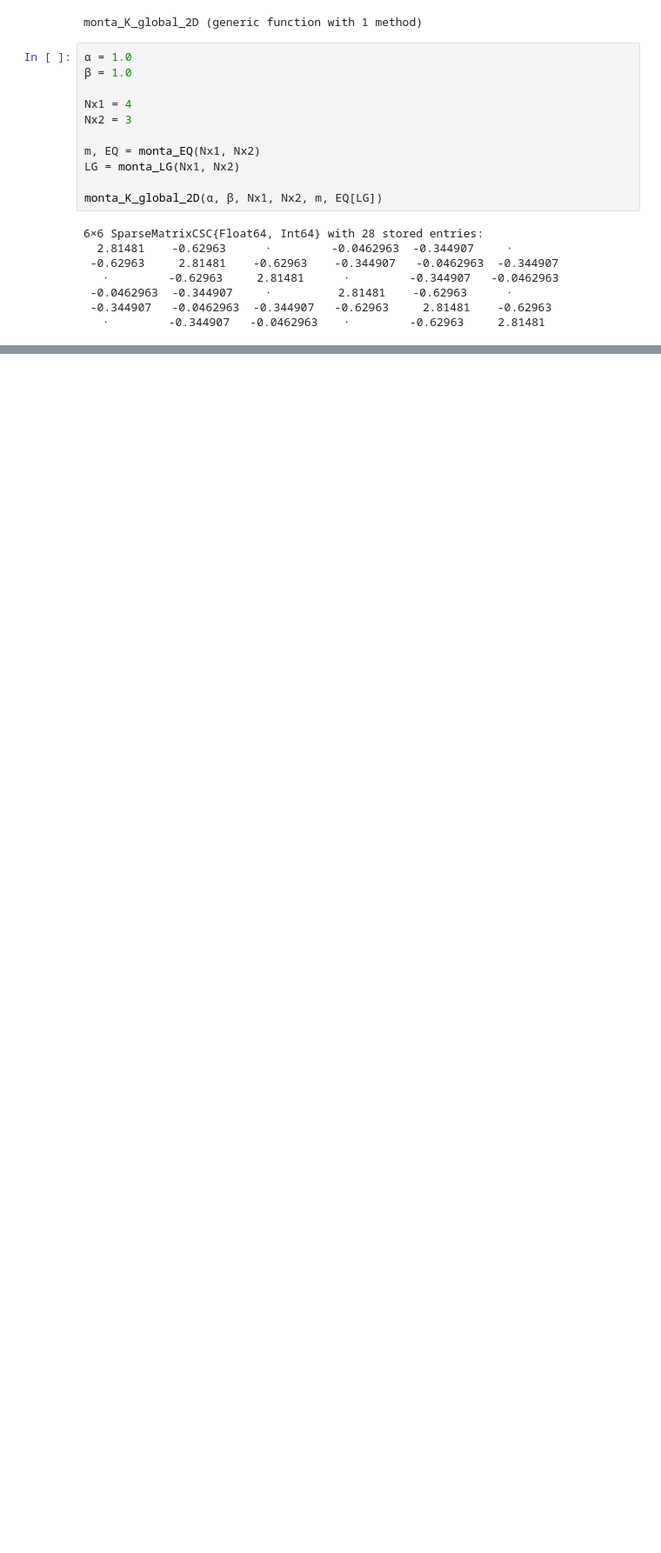
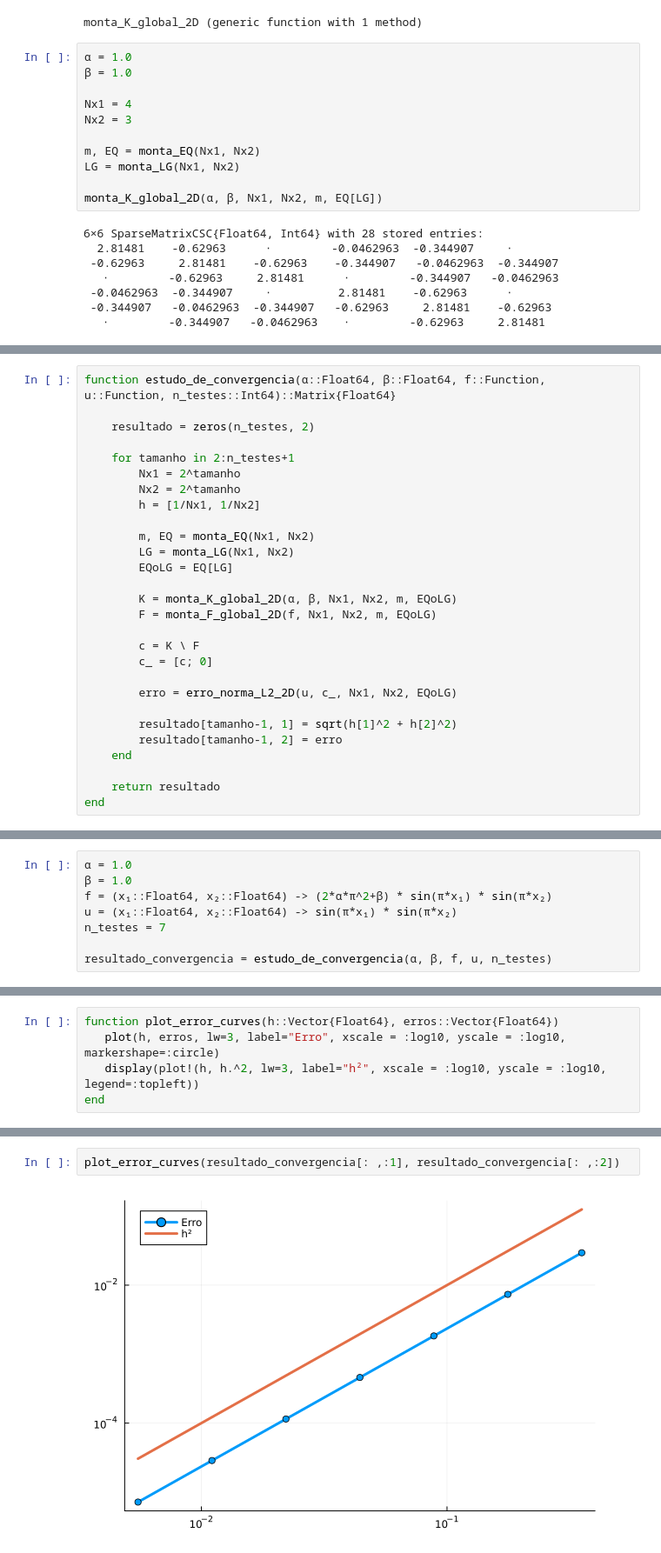
Before and after one commit to CarlosEduardoValladares/Elementos-Finitos-2024.2, a Jupyter notebook: elementos_finitos_2D.ipynb, the cells around one changed output, grey strips where cells are left out. Shown at 87% size. Drawn from its saved outputs; the diff is of its cells as text; blank space fills up the shorter version.

Commit message:
Feito estudo de convergência

```diff
--- a/elementos_finitos_2D.ipynb
+++ b/elementos_finitos_2D.ipynb
@@ -328,0 +411,28 @@ monta_K_global_2D(α, β, Nx1, Nx2, m, EQ[LG])
+# %%
+function estudo_de_convergencia(α::Float64, β::Float64, f::Function, u::Function, n_testes::Int64)::Matrix{Float64}
+
+    resultado = zeros(n_testes, 2)
+
+    for tamanho in 2:n_testes+1
+        Nx1 = 2^tamanho
+        Nx2 = 2^tamanho
+        h = [1/Nx1, 1/Nx2]
+
+        m, EQ = monta_EQ(Nx1, Nx2)
+        LG = monta_LG(Nx1, Nx2)
+        EQoLG = EQ[LG]
+
+        K = monta_K_global_2D(α, β, Nx1, Nx2, m, EQoLG)
+        F = monta_F_global_2D(f, Nx1, Nx2, m, EQoLG)
+
+        c = K \ F
+        c_ = [c; 0]
+
+        erro = erro_norma_L2_2D(u, c_, Nx1, Nx2, EQoLG)
+
+        resultado[tamanho-1, 1] = sqrt(h[1]^2 + h[2]^2)
+        resultado[tamanho-1, 2] = erro
+    end
+
+    return resultado
+end
@@ -328,0 +441,8 @@ monta_K_global_2D(α, β, Nx1, Nx2, m, EQ[LG])
+# %%
+α = 1.0
+β = 1.0
+f = (x₁::Float64, x₂::Float64) -> (2*α*π^2+β) * sin(π*x₁) * sin(π*x₂)
+u = (x₁::Float64, x₂::Float64) -> sin(π*x₁) * sin(π*x₂)
+n_testes = 7
+
+resultado_convergencia = estudo_de_convergencia(α, β, f, u, n_testes)
@@ -328,0 +458,5 @@ monta_K_global_2D(α, β, Nx1, Nx2, m, EQ[LG])
+# %%
+function plot_error_curves(h::Vector{Float64}, erros::Vector{Float64})
+   plot(h, erros, lw=3, label="Erro", xscale = :log10, yscale = :log10, markershape=:circle)
+   display(plot!(h, h.^2, lw=3, label="h²", xscale = :log10, yscale = :log10, legend=:topleft))
+end
@@ -328,0 +465,4 @@ monta_K_global_2D(α, β, Nx1, Nx2, m, EQ[LG])
+# %%
+plot_error_curves(resultado_convergencia[: ,:1], resultado_convergencia[: ,:2])
+# %% [output]
+[figure, added]
```
Also changed, not shown: parts of 6 cells of this notebook.
